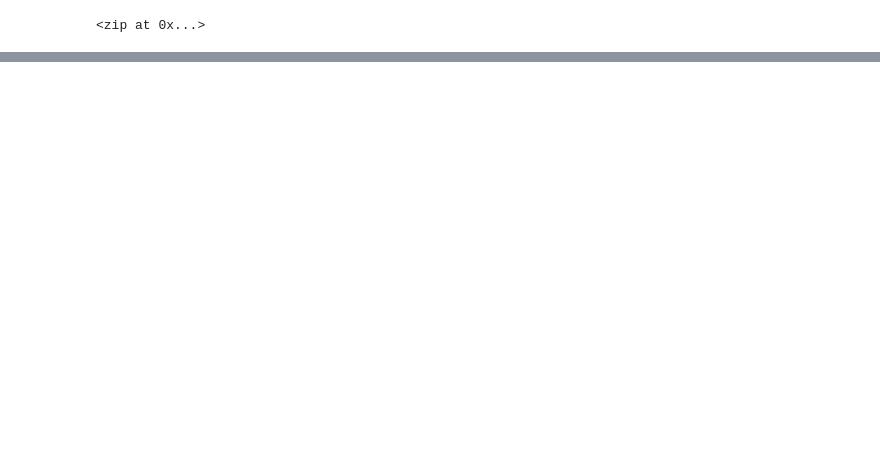
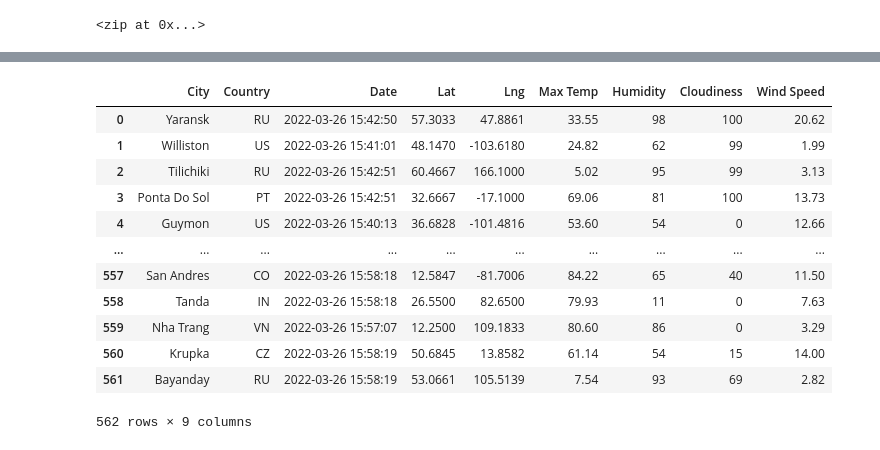
Before and after one commit to zeenaali/World_Weather_Analysis, a Jupyter notebook: WeatherPy.ipynb, the cells around one changed output, grey strips where cells are left out. Saved outputs shown, nothing was run; the diff lists cells and outputs as text; code cells hidden in the pictures; blank space fills up the shorter version.

Commit message:
weather_cities

```diff
--- a/WeatherPy.ipynb
+++ b/WeatherPy.ipynb
@@ -5,0 +16,4 @@ import numpy as np
+# %%
+# Starting URL for Weather Map API Call.
+url = "http://api.openweathermap.org/data/2.5/weather?units=Imperial&APPID=" + weather_api_key
+print(url)
@@ -5,0 +22,5 @@ import numpy as np
+# %%
+# Create an endpoint URL for a city.
+city_url = url + "&q=" + "austin"
+city_weather = requests.get(city_url)
+city_weather
@@ -32,0 +162,4 @@ len(cities)
+# %%
+# Convert the array of dictionaries to a Pandas DataFrame.
+city_data_df = pd.DataFrame(city_data)
+city_data_df.head(10)
@@ -32,0 +178,17 @@ len(cities)
+# %%
+city_data_df = city_data_df[["City", "Country", "Date" ,"Lat", "Lng", "Max Temp", "Humidity", "Cloudiness", "Wind Speed"]]
+city_data_df
+# %% [output]
+|  | City | Country | Date | Lat | Lng | Max Temp | Humidity | Cloudiness | Wind Speed |
+| 0 | Yaransk | RU | 2022-03-26 15:42:50 | 57.3033 | 47.8861 | 33.55 | 98 | 100 | 20.62 |
+| 1 | Williston | US | 2022-03-26 15:41:01 | 48.1470 | -103.6180 | 24.82 | 62 | 99 | 1.99 |
+| 2 | Tilichiki | RU | 2022-03-26 15:42:51 | 60.4667 | 166.1000 | 5.02 | 95 | 99 | 3.13 |
+| 3 | Ponta Do Sol | PT | 2022-03-26 15:42:51 | 32.6667 | -17.1000 | 69.06 | 81 | 100 | 13.73 |
+| 4 | Guymon | US | 2022-03-26 15:40:13 | 36.6828 | -101.4816 | 53.60 | 54 | 0 | 12.66 |
+| ... | ... | ... | ... | ... | ... | ... | ... | ... | ... |
+| 557 | San Andres | CO | 2022-03-26 15:58:18 | 12.5847 | -81.7006 | 84.22 | 65 | 40 | 11.50 |
+| 558 | Tanda | IN | 2022-03-26 15:58:18 | 26.5500 | 82.6500 | 79.93 | 11 | 0 | 7.63 |
+| 559 | Nha Trang | VN | 2022-03-26 15:57:07 | 12.2500 | 109.1833 | 80.60 | 86 | 0 | 3.29 |
+| 560 | Krupka | CZ | 2022-03-26 15:58:19 | 50.6845 | 13.8582 | 61.14 | 54 | 15 | 14.00 |
+| 561 | Bayanday | RU | 2022-03-26 15:58:19 | 53.0661 | 105.5139 | 7.54 | 93 | 69 | 2.82 |
+562 rows × 9 columns
```
Also changed, not shown: parts of 10 cells of this notebook, 3 other files.
